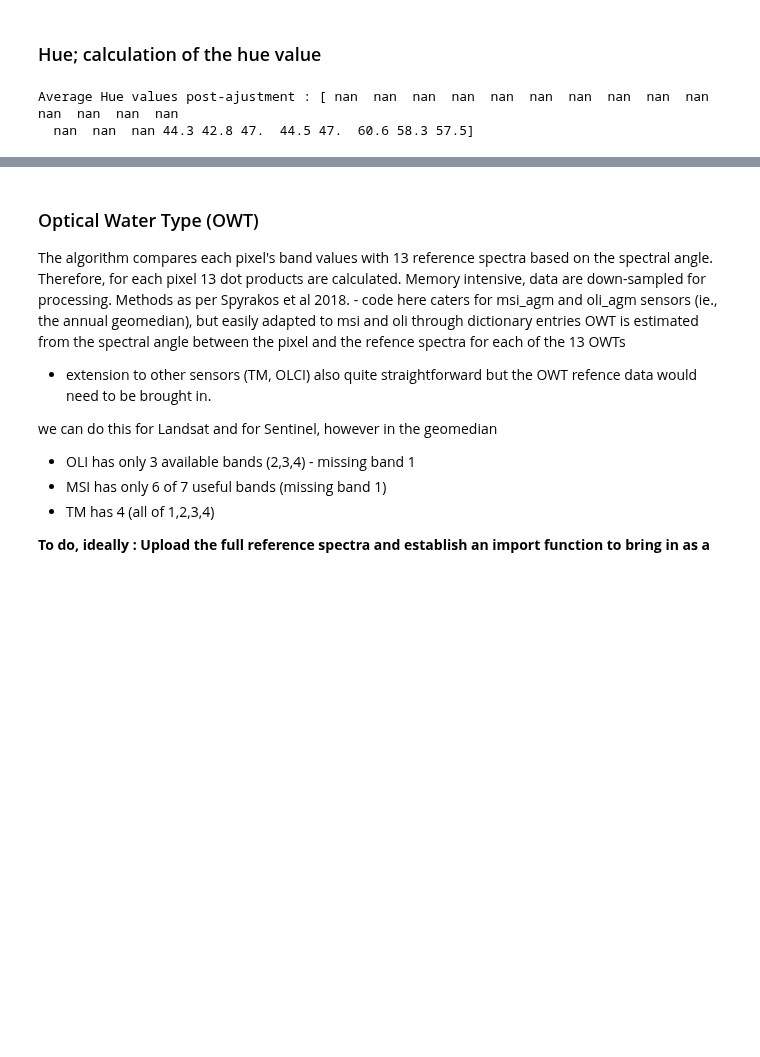
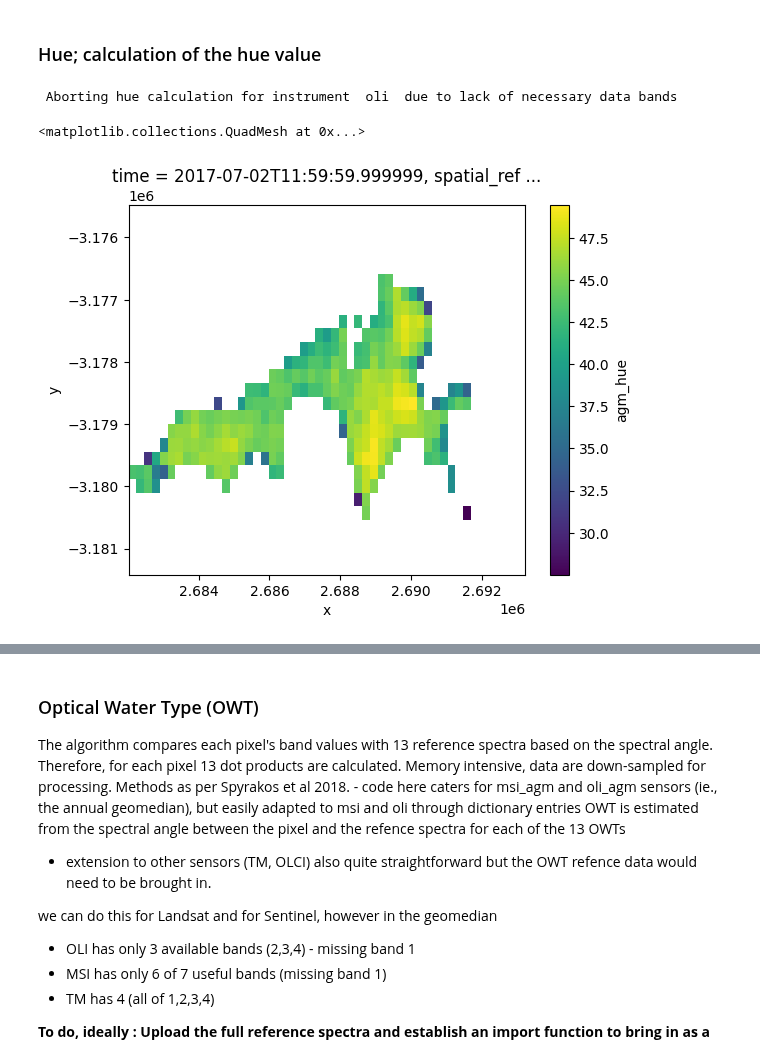
Before and after one commit to vikineema/deafrica_water_quality, a Jupyter notebook: WP1.2/WQ package 1.2.ipynb, the cells around one changed output, grey strips where cells are left out. Drawn from its saved outputs; the diff is of its cells as text; code cells hidden in the pictures; blank space fills up the shorter version.

```diff
--- a/WP1.2/WQ package 1.2.ipynb
+++ b/WP1.2/WQ package 1.2.ipynb
@@ -470,14 +457,47 @@ R_correction completed normally
 # %% [markdown]
 ### Hue; calculation of the hue value
 # %%
-if not (('msi_agm') in instruments.keys()):
-    print("skipping hue calculation as the msi_agm instrument is not in the dataset")
-else:
-    ds['hue'] = hue_calculation(ds\
-                               .where(np.isnan(ds.agm_fai))\
-                                .where(np.isnan(ds.agm_ndvi))\
-                                .where(ds.wofs_5yr_freq > 0.5)\
-                                ,instrument='msi_agm',test=test,verbose=verbose)[0]
+%run _WQ_functions.py
+def geomedian_hue (ds_annual,water_mask,test=False):
+    # --- a function to calculate the hue value of the geomedian, allowing for the possibility of multiple sensors at each time point
+    # (band one is missing from the oli agm, but perhaps we will be able to do without it)
+    # To combine the hue from multiple sensors we take a weighted mean.
+    count = 0
+    for inst in list(('msi','oli','tm')):
+        inst_agm = inst+'_agm'
+        if inst_agm in ds_annual.data_vars:
+
+            # --- calculate the HUE for this sensor
+            hue_data = hue_calculation(ds_annual,inst_agm,rayleigh_corrected_data = False,test=test)
+
+            # --- set nans to zero, and also in the agm_count variable
+            hue_data                     = np.where(~np.isnan(hue_data),hue_data,0)
+            ds_annual[inst_agm+'_count'] = xr.where(~np.isnan(ds_annual[inst_agm+'_count']),ds_annual[inst_agm+'_count'],0)
+
+            if count == 0:
+                mean_hue  =  hue_data * ds_annual[inst_agm+'_count']
+                agm_count =             ds_annual[inst_agm+'_count']
+            else :
+                mean_hue  = mean_hue  + hue_data * ds_annual[inst_agm+'_count']
+                agm_count = agm_count + ds_annual[inst_agm+'_count']
+            count = count + 1
+
+            hue_data = np.where(~np.isnan(water_mask),hue_data,np.nan)   # new code with mask
+
+            # --- this retains a value for each instument, not essential but useful during developement
+            ds_annual[inst_agm+'_hue'] = ('time','y','x'),hue_data
+            ds_annual[inst_agm+'_hue'] = xr.where(water_mask,ds_annual[inst_agm+'_hue'],np.nan)
+
+            #ds_annual[inst_agm+'_hue'] = xr.where(water_mask ,ds_annual[inst_agm+'_hue'] , hue_data)
+
+    # --- divide by the total count to get the actual mean, then trim back to relevant values and areas
+    mean_hue = mean_hue / agm_count
+    ds_annual['agm_hue'] = (ds_annual.wofs_ann_freq.dims), mean_hue.data
+    ds_annual['agm_hue'] = xr.where(water_mask,ds_annual['agm_hue'],np.nan)
+    return(ds_annual)
+
+geomedian_hue(ds,ds.clearwater==1,test=False).isel(time=17).agm_hue.plot()
 # %% [output]
-Average Hue values post-ajustment : [ nan  nan  nan  nan  nan  nan  nan  nan  nan  nan  nan  nan  nan  nan
-  nan  nan  nan 44.3 42.8 47.  44.5 47.  60.6 58.3 57.5]
+ Aborting hue calculation for instrument  oli  due to lack of necessary data bands
+<matplotlib.collections.QuadMesh at 0x...>
+[figure, added]
```
Also changed, not shown: parts of 12 cells of this notebook.
